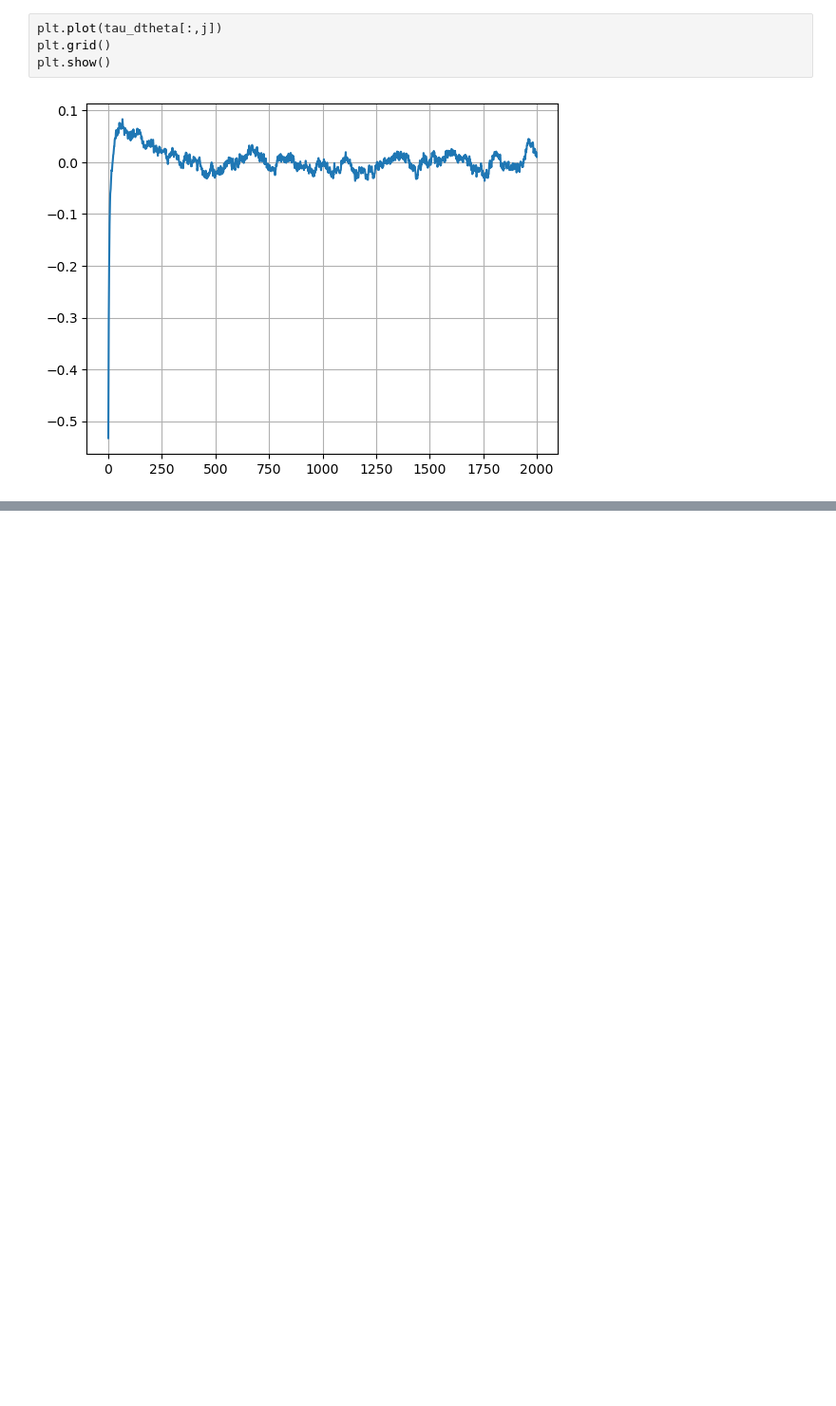
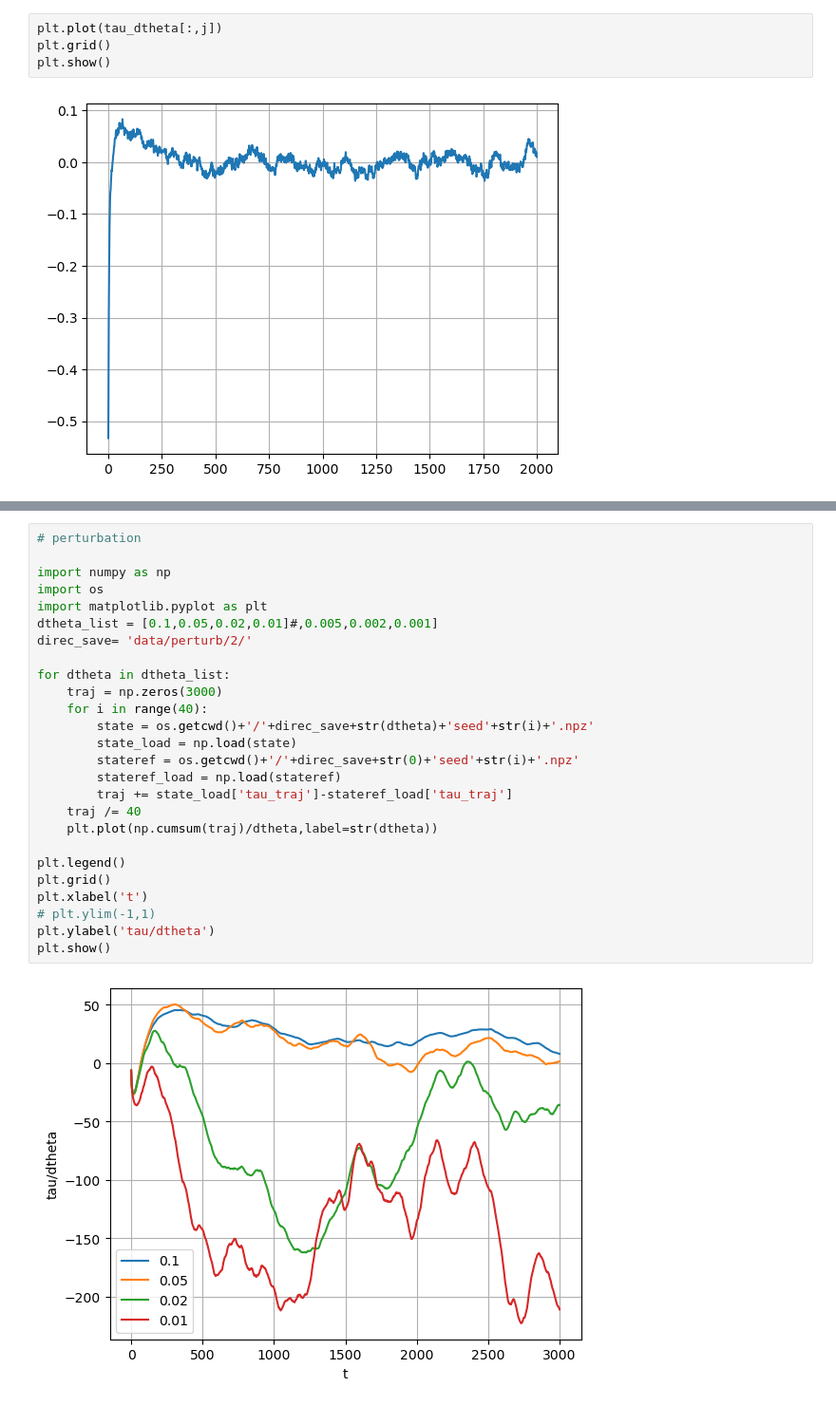
Before and after one commit to statphysnu/active_rotation, a Jupyter notebook: fluid_lab.ipynb, the cells around one changed output, grey strips where cells are left out. Shown at 95% size. Cells and saved outputs as stored; diff of their text form; blank space fills up the shorter version.

```diff
--- a/fluid_lab.ipynb
+++ b/fluid_lab.ipynb
@@ -265,0 +326,28 @@ plt.show()
+# %%
+# perturbation
+
+import numpy as np
+import os
+import matplotlib.pyplot as plt
+dtheta_list = [0.1,0.05,0.02,0.01]#,0.005,0.002,0.001]
+direc_save= 'data/perturb/2/'
+
+for dtheta in dtheta_list:
+    traj = np.zeros(3000)
+    for i in range(40):
+        state = os.getcwd()+'/'+direc_save+str(dtheta)+'seed'+str(i)+'.npz'
+        state_load = np.load(state)
+        stateref = os.getcwd()+'/'+direc_save+str(0)+'seed'+str(i)+'.npz'
+        stateref_load = np.load(stateref)
+        traj += state_load['tau_traj']-stateref_load['tau_traj']
+    traj /= 40
+    plt.plot(np.cumsum(traj)/dtheta,label=str(dtheta))
+
+plt.legend()
+plt.grid()
+plt.xlabel('t')
+# plt.ylim(-1,1)
+plt.ylabel('tau/dtheta')
+plt.show()
+# %% [output]
+[figure, added]
```
Also changed, not shown: parts of 1 cell of this notebook.
